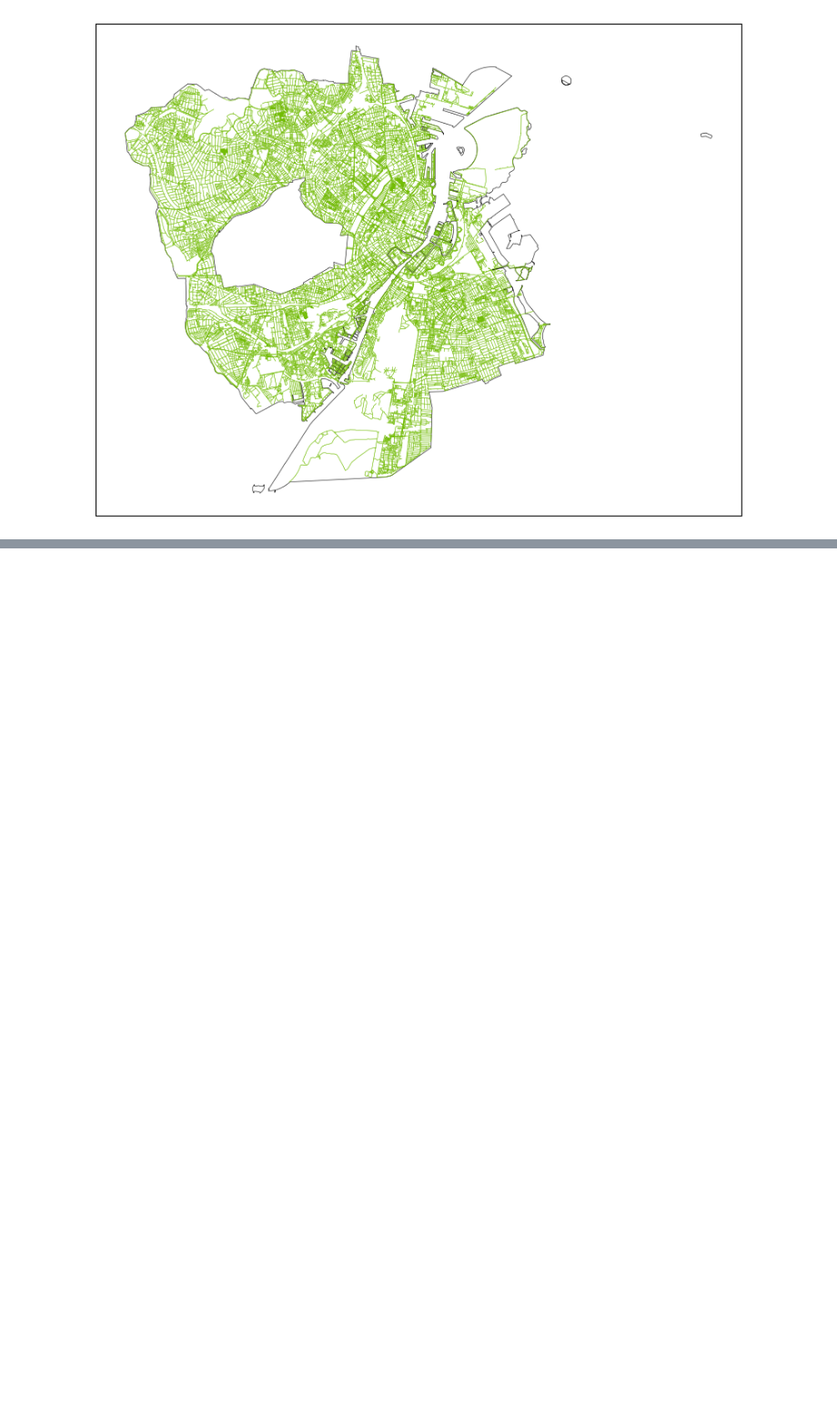
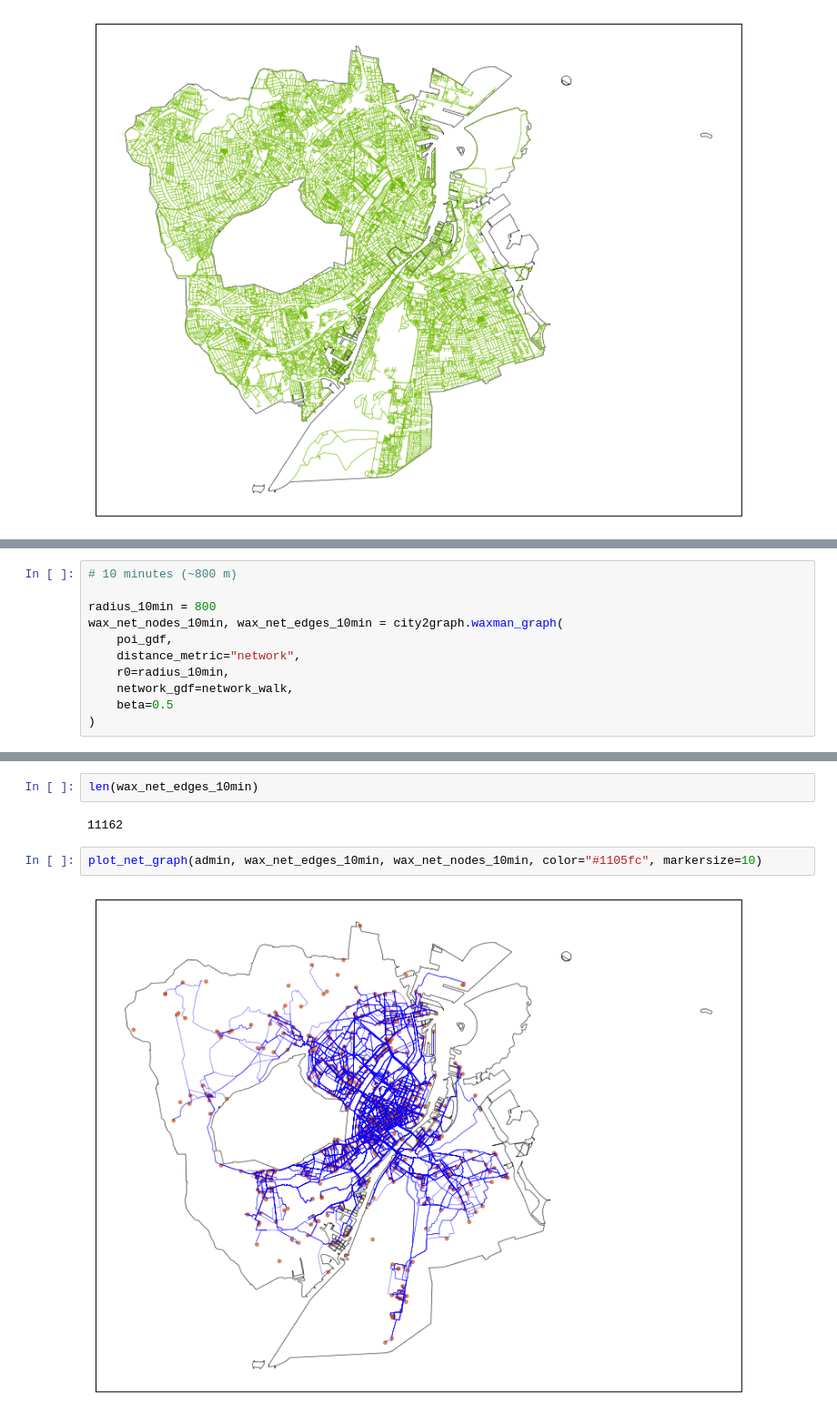
Before and after one commit to mikolaj-kowal/copenhagen-walkability, a Jupyter notebook: notebooks/copenhagen.ipynb, the cells around one changed output, grey strips where cells are left out. Shown at 91% size. Cells and saved outputs as stored; diff of their text form; blank space fills up the shorter version.

```diff
--- a/notebooks/copenhagen.ipynb
+++ b/notebooks/copenhagen.ipynb
@@ -45,0 +67,11 @@ plot_net_graph(admin, network_walk, color="#72bd02")
+# %%
+# 10 minutes (~800 m)
+
+radius_10min = 800
+wax_net_nodes_10min, wax_net_edges_10min = city2graph.waxman_graph(
+    poi_gdf,
+    distance_metric="network",
+    r0=radius_10min,
+    network_gdf=network_walk,
+    beta=0.5
+)
@@ -45,0 +97,8 @@ plot_net_graph(admin, network_walk, color="#72bd02")
+# %%
+len(wax_net_edges_10min)
+# %% [output]
+11162
+# %%
+plot_net_graph(admin, wax_net_edges_10min, wax_net_nodes_10min, color="#1105fc", markersize=10)
+# %% [output]
+[figure, added]
```
Also changed, not shown: parts of 8 cells of this notebook.
